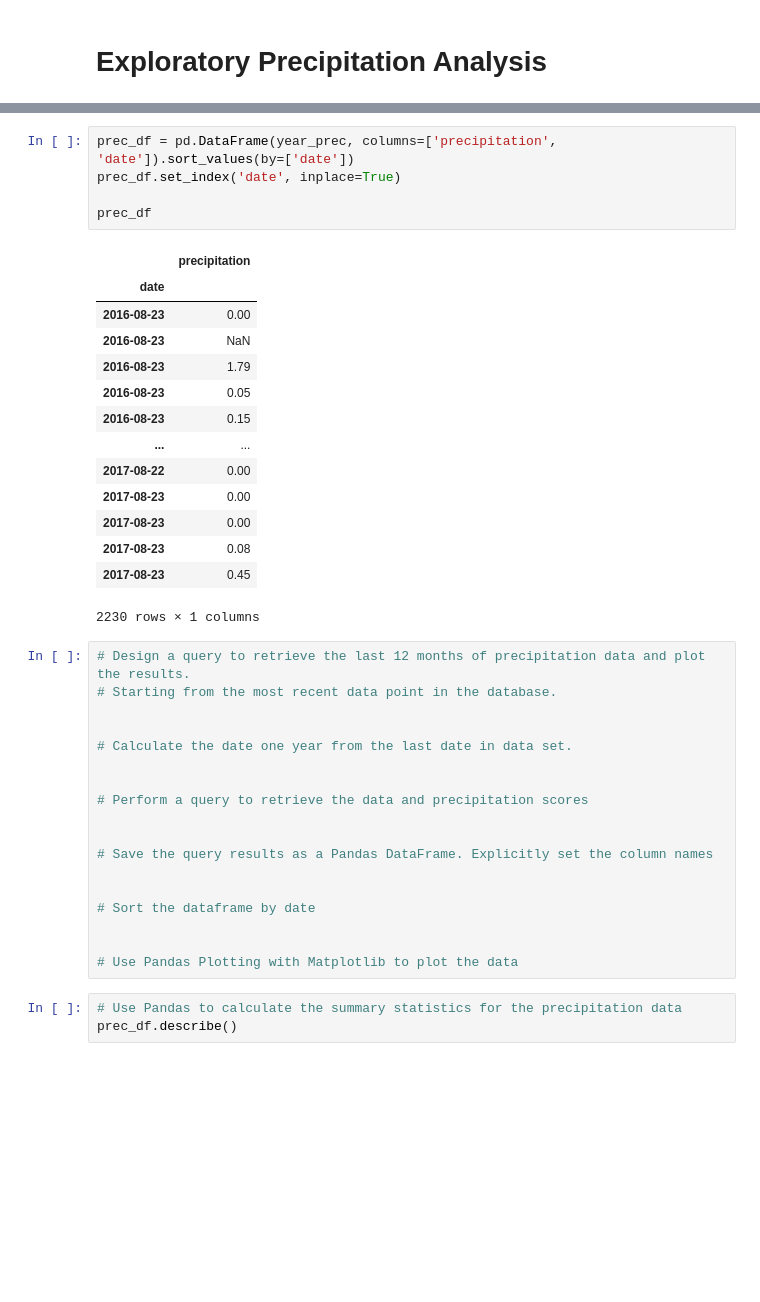
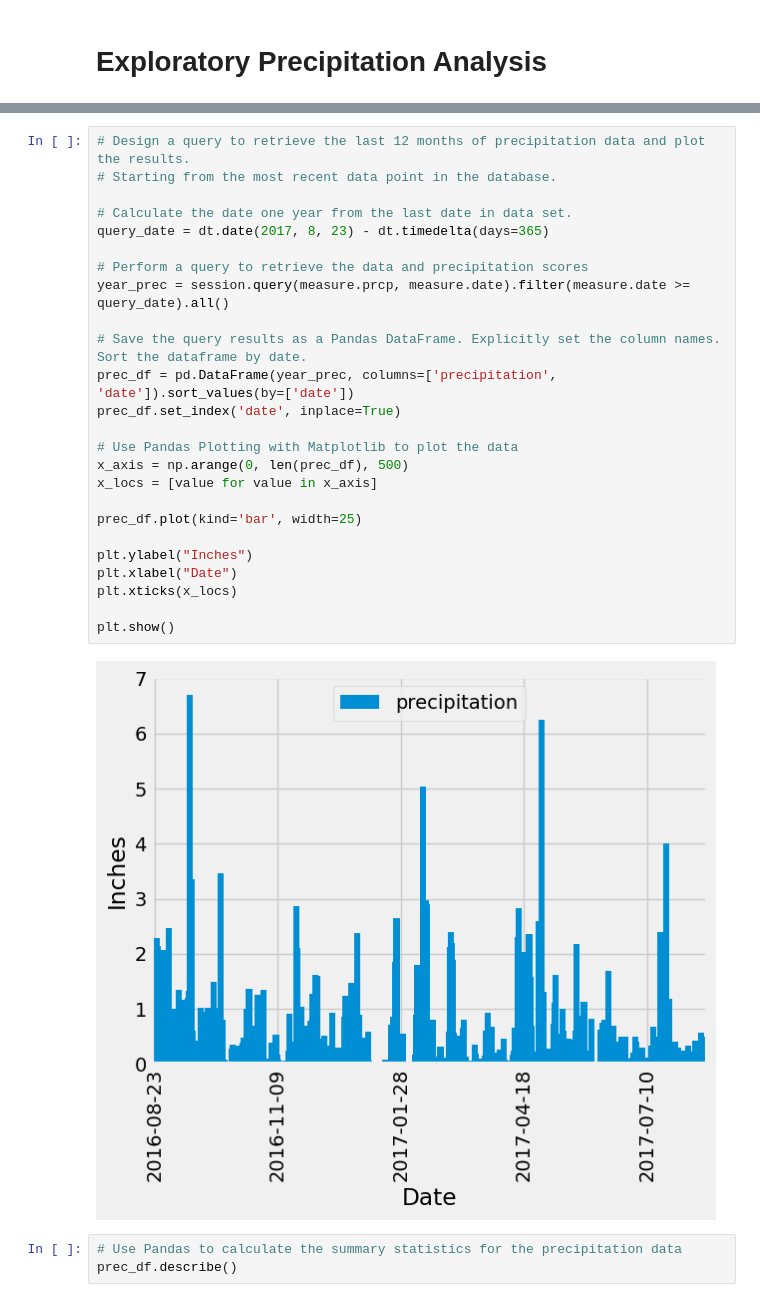
Before and after one commit to DominicT1995/SQLAlchemy-Challenge, a Jupyter notebook: SurfsUp/climate_analysis.ipynb, the cells around one changed output, grey strips where cells are left out. Saved outputs shown, nothing was run; the diff lists cells and outputs as text; blank space fills up the shorter version.

Commit message:
climate_analysis.ipynb graphing of queries completed

```diff
--- a/SurfsUp/climate_analysis.ipynb
+++ b/SurfsUp/climate_analysis.ipynb
@@ -71,41 +46,30 @@ year_prec
-# %%
-prec_df = pd.DataFrame(year_prec, columns=['precipitation', 'date']).sort_values(by=['date'])
-prec_df.set_index('date', inplace=True)
-
-prec_df
-# %% [output]
-|  | precipitation |
-| date |  |
-| 2016-08-23 | 0.00 |
-| 2016-08-23 | NaN |
-| 2016-08-23 | 1.79 |
-| 2016-08-23 | 0.05 |
-| 2016-08-23 | 0.15 |
-| ... | ... |
-| 2017-08-22 | 0.00 |
-| 2017-08-23 | 0.00 |
-| 2017-08-23 | 0.00 |
-| 2017-08-23 | 0.08 |
-| 2017-08-23 | 0.45 |
-2230 rows × 1 columns
 # %%
 # Design a query to retrieve the last 12 months of precipitation data and plot the results.
 # Starting from the most recent data point in the database.
 
-
 # Calculate the date one year from the last date in data set.
-
+query_date = dt.date(2017, 8, 23) - dt.timedelta(days=365)
 
 # Perform a query to retrieve the data and precipitation scores
+year_prec = session.query(measure.prcp, measure.date).filter(measure.date >= query_date).all()
 
-
-# Save the query results as a Pandas DataFrame. Explicitly set the column names
-
-
-# Sort the dataframe by date
-
+# Save the query results as a Pandas DataFrame. Explicitly set the column names. Sort the dataframe by date.
+prec_df = pd.DataFrame(year_prec, columns=['precipitation', 'date']).sort_values(by=['date'])
+prec_df.set_index('date', inplace=True)
 
 # Use Pandas Plotting with Matplotlib to plot the data
+x_axis = np.arange(0, len(prec_df), 500)
+x_locs = [value for value in x_axis]
+
+prec_df.plot(kind='bar', width=25)
+
+plt.ylabel("Inches")
+plt.xlabel("Date")
+plt.xticks(x_locs)
+
+plt.show()
+# %% [output]
+[figure, added]
 # %%
 # Use Pandas to calculate the summary statistics for the precipitation data
 prec_df.describe()
```
Also changed, not shown: parts of 6 cells of this notebook.
